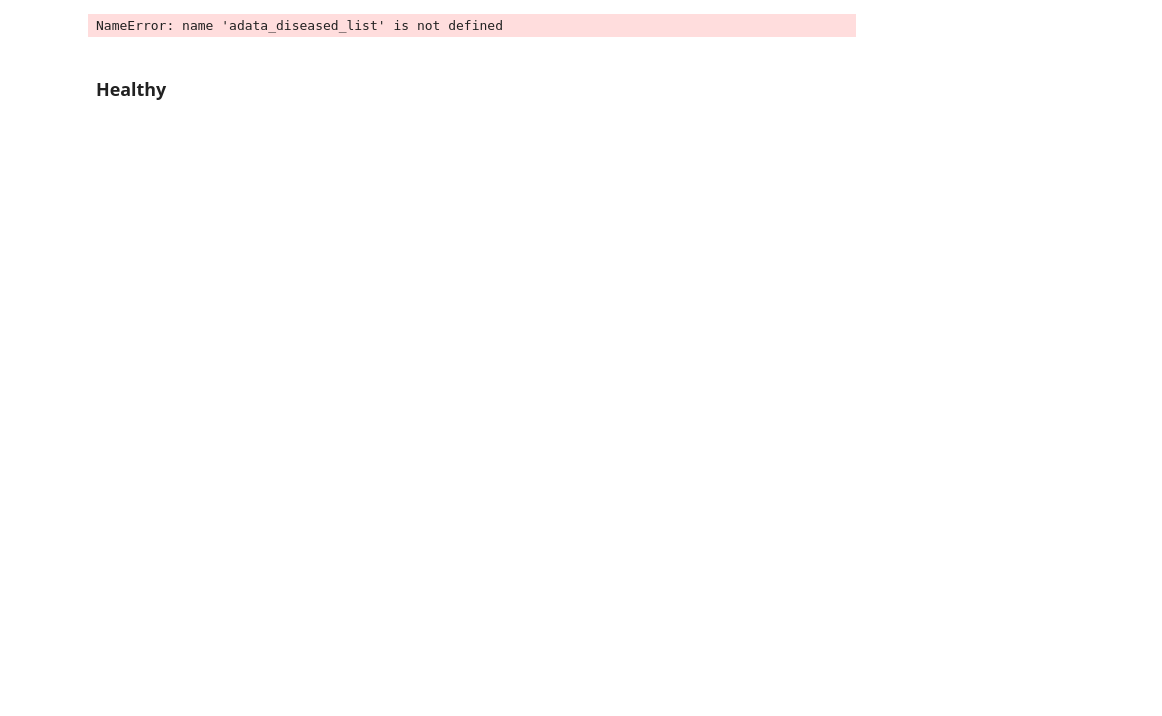
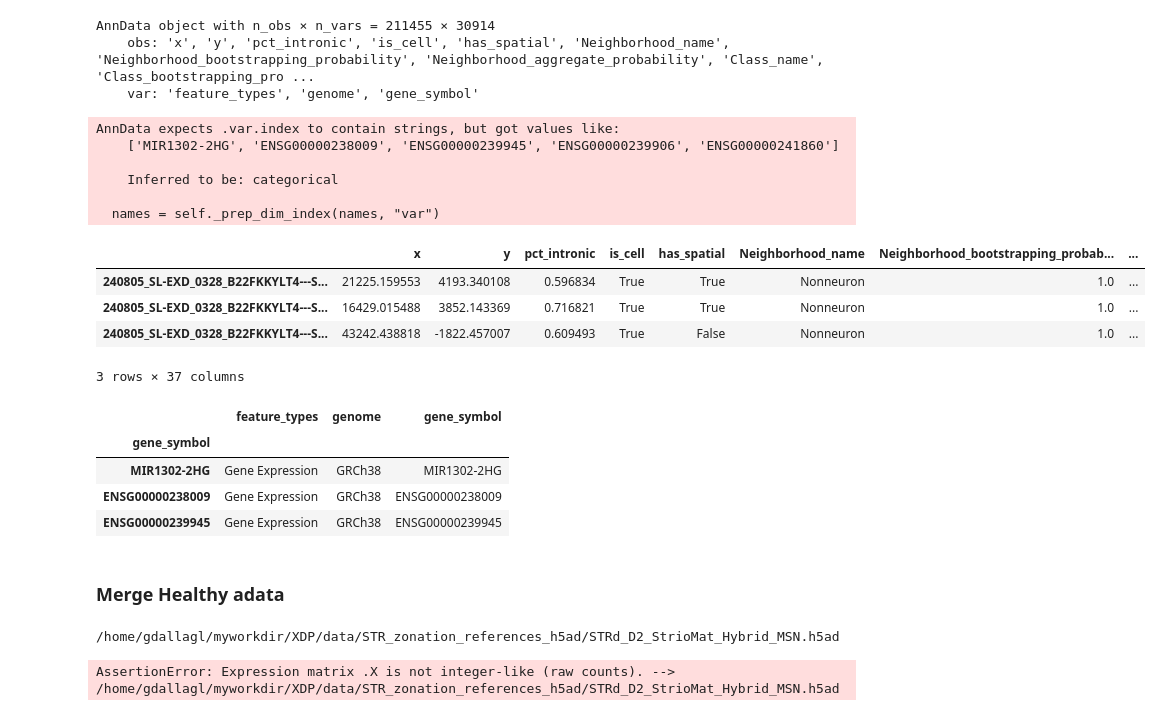
Before and after one commit to 8gabri8/XDP, a Jupyter notebook: script/single_sample_analysis/07_DEG_zones_analysis.ipynb, the cells around one changed output. Saved outputs shown, nothing was run; the diff lists cells and outputs as text; code cells hidden in the pictures; blank space fills up the shorter version.

```diff
--- a/script/single_sample_analysis/07_DEG_zones_analysis.ipynb
+++ b/script/single_sample_analysis/07_DEG_zones_analysis.ipynb
@@ -33,6 +65,8 @@ sample_diseased_list = []
 
 # Load Diseased data (each adata is a differt sample/patient)
 for sample_folder in [p for p in Path(DISEASED_SAMPLES_FOLDER).iterdir() if p.is_dir()]:
+
+    print(sample_folder)
 
     adata_path = sample_folder / "adata" / "all_lib_adata_zoned.h5ad"
 
@@ -50,6 +84,10 @@ for sample_folder in [p for p in Path(DISEASED_SAMPLES_FOLDER).iterdir() if p.is
     )
     del adata_tmp
 
+    # Very that .X is raw counts
+    all_integer_like = np.all(np.mod(adata_minimal.X.data, 1) == 0)
+    assert all_integer_like, f"Expression matrix .X is not integer-like (raw counts). --> {adata_path}"
+
     # add sample:
     sample_diseased_list.append(sample_folder.name)
 
@@ -62,33 +109,56 @@ adata_diseased_list
 # %%
 # Save var info from first dataset before concat
 # So all dataset will have same metadata for genes
 var_info = adata_diseased_list[0].var[['feature_types', 'genome', 'gene_symbol']].copy()
 
 # Concate
 all_adata_diseased = sc.concat(adata_diseased_list,
                   axis=0, # concatenate along observations, i.e., stacking cells)
                   index_unique='-' , # causes new barcodes to be orig_idx + '-' + key
                   keys=sample_diseased_list,
                   label="donor_id",
                   join='inner')  # keeps COMMON genes
 del adata_diseased_list
 
 # Restore var info for common genes
 all_adata_diseased.var = var_info.loc[all_adata_diseased.var_names]
 
+# Gene naems need to be symbols to be the same as healthy adata
+all_adata_diseased.var_names = all_adata_diseased.var['gene_symbol']
+
 print(all_adata_diseased)
 display(all_adata_diseased.obs.head(3))
 display(all_adata_diseased.var.head(3))
 assert all_adata_diseased.obs_names.is_unique, "ERROR: all_adata_diseased.obs_names are not unique!"
 # %% [output]
-NameError: name 'adata_diseased_list' is not defined
+AnnData object with n_obs × n_vars = 211455 × 30914
+    obs: 'x', 'y', 'pct_intronic', 'is_cell', 'has_spatial', 'Neighborhood_name', 'Neighborhood_bootstrapping_probability', 'Neighborhood_aggregate_probability', 'Class_name', 'Class_bootstrapping_pro ...
+    var: 'feature_types', 'genome', 'gene_symbol'
+AnnData expects .var.index to contain strings, but got values like:
+    ['MIR1302-2HG', 'ENSG00000238009', 'ENSG00000239945', 'ENSG00000239906', 'ENSG00000241860']
+
+    Inferred to be: categorical
+
+  names = self._prep_dim_index(names, "var")
+|  | x | y | pct_intronic | is_cell | has_spatial | Neighborhood_name | Neighborhood_bootstrapping_probab... | ... |
+| 240805_SL-EXD_0328_B22FKKYLT4---S... | 21225.159553 | 4193.340108 | 0.596834 | True | True | Nonneuron | 1.0 | ... |
+| 240805_SL-EXD_0328_B22FKKYLT4---S... | 16429.015488 | 3852.143369 | 0.716821 | True | True | Nonneuron | 1.0 | ... |
+| 240805_SL-EXD_0328_B22FKKYLT4---S... | 43242.438818 | -1822.457007 | 0.609493 | True | False | Nonneuron | 1.0 | ... |
+3 rows × 37 columns
+|  | feature_types | genome | gene_symbol |
+| gene_symbol |  |  |  |
+| MIR1302-2HG | Gene Expression | GRCh38 | MIR1302-2HG |
+| ENSG00000238009 | Gene Expression | GRCh38 | ENSG00000238009 |
+| ENSG00000239945 | Gene Expression | GRCh38 | ENSG00000239945 |
 # %% [markdown]
-### Healthy
+### Merge Healthy adata
 # %%
 adata_healthy_list = []
 
 # Load Helahy data (each adata is a differt cell type)
 for adata_path in [p for p in Path(MSN_BICAN_FOLDER).iterdir() if not p.is_dir()]:
+
+    print(adata_path)
 
     adata_tmp = sc.read_h5ad(adata_path)#, backed="r")
 
@@ -104,8 +174,15 @@ for adata_path in [p for p in Path(MSN_BICAN_FOLDER).iterdir() if not p.is_dir()
     )
     del adata_tmp
 
+    # Very that .X is raw counts
+    all_integer_like = np.all(np.mod(adata_minimal.X.data, 1) == 0)
+    assert all_integer_like, f"Expression matrix .X is not integer-like (raw counts). --> {adata_path}"
+
     # add ot list
     adata_healthy_list.append(adata_minimal)
 
 adata_healthy_list
+# %% [output]
+/home/gdallagl/myworkdir/XDP/data/STR_zonation_references_h5ad/STRd_D2_StrioMat_Hybrid_MSN.h5ad
+AssertionError: Expression matrix .X is not integer-like (raw counts). --> /home/gdallagl/myworkdir/XDP/data/STR_zonation_references_h5ad/STRd_D2_StrioMat_Hybrid_MSN.h5ad
 # %%
```
Also changed, not shown: parts of 29 cells of this notebook, 4 other files.
